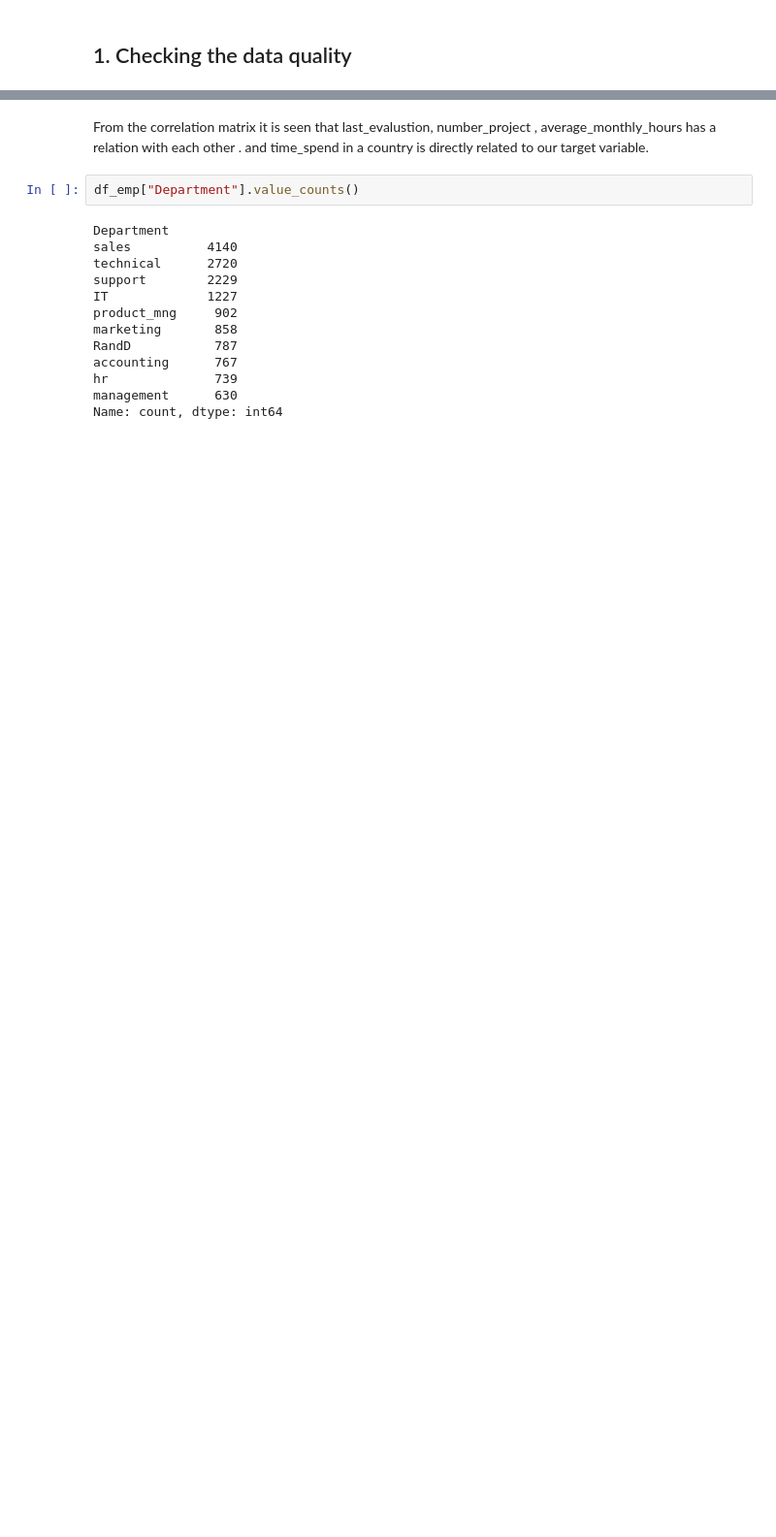
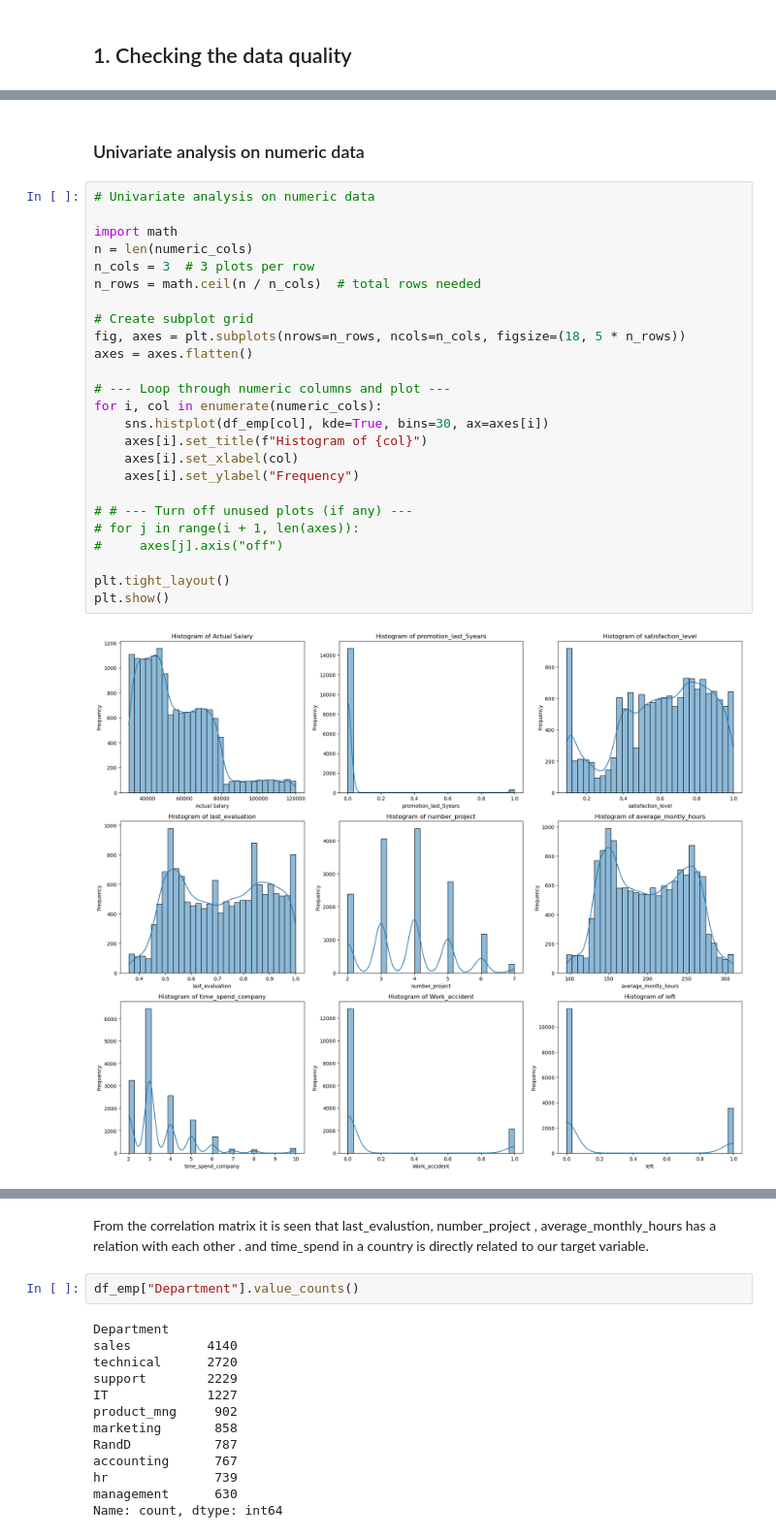
Before and after one commit to ABHISHEK-ALGO/H-R-ANALYTICS, a Jupyter notebook: HR Analytics Project.ipynb, the cells around one changed output, grey strips where cells are left out. Shown at 97% size. Saved outputs shown, nothing was run; the diff lists cells and outputs as text; blank space fills up the shorter version.

```diff
--- a/HR Analytics Project.ipynb
+++ b/HR Analytics Project.ipynb
@@ -138,0 +172,29 @@ array([0.53, 0.86, 0.88, 0.87, 0.52, 0.5 , 0.77, 0.85, 1.  , 0.54, 0.81,
+# %% [markdown]
+### Univariate analysis on numeric data
+# %%
+# Univariate analysis on numeric data
+
+import math
+n = len(numeric_cols)
+n_cols = 3  # 3 plots per row
+n_rows = math.ceil(n / n_cols)  # total rows needed
+
+# Create subplot grid
+fig, axes = plt.subplots(nrows=n_rows, ncols=n_cols, figsize=(18, 5 * n_rows))
+axes = axes.flatten()
+
+# --- Loop through numeric columns and plot ---
+for i, col in enumerate(numeric_cols):
+    sns.histplot(df_emp[col], kde=True, bins=30, ax=axes[i])
+    axes[i].set_title(f"Histogram of {col}")
+    axes[i].set_xlabel(col)
+    axes[i].set_ylabel("Frequency")
+
+# # --- Turn off unused plots (if any) ---
+# for j in range(i + 1, len(axes)):
+#     axes[j].axis("off")
+
+plt.tight_layout()
+plt.show()
+# %% [output]
+[figure, added]
```
Also changed, not shown: parts of 66 cells of this notebook, 16 other files.
